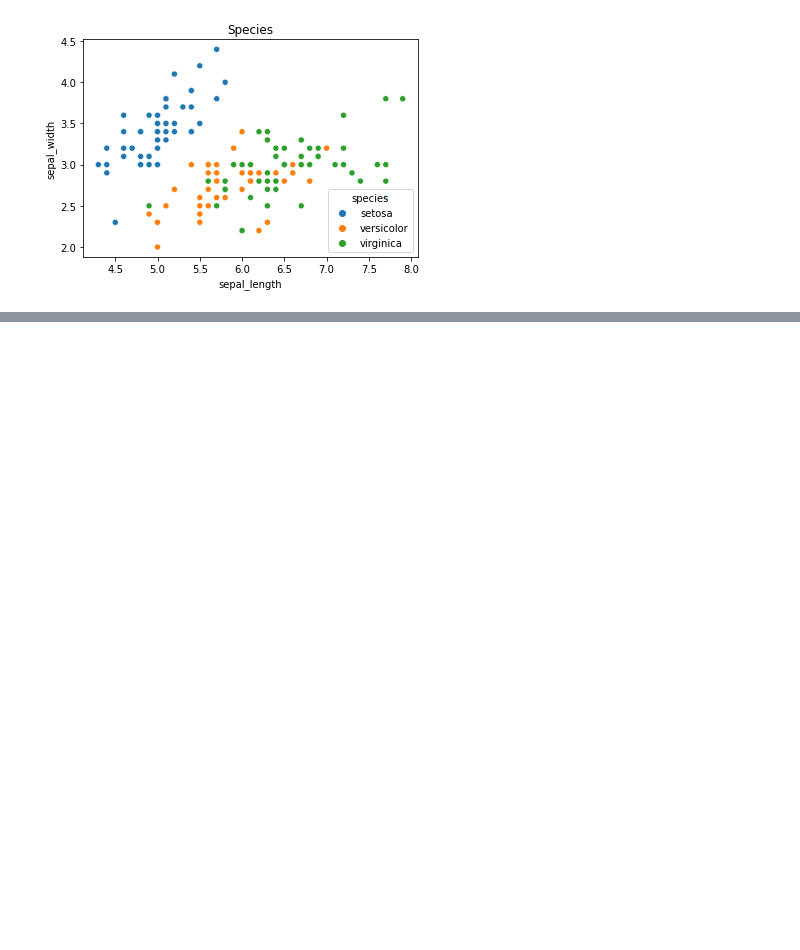
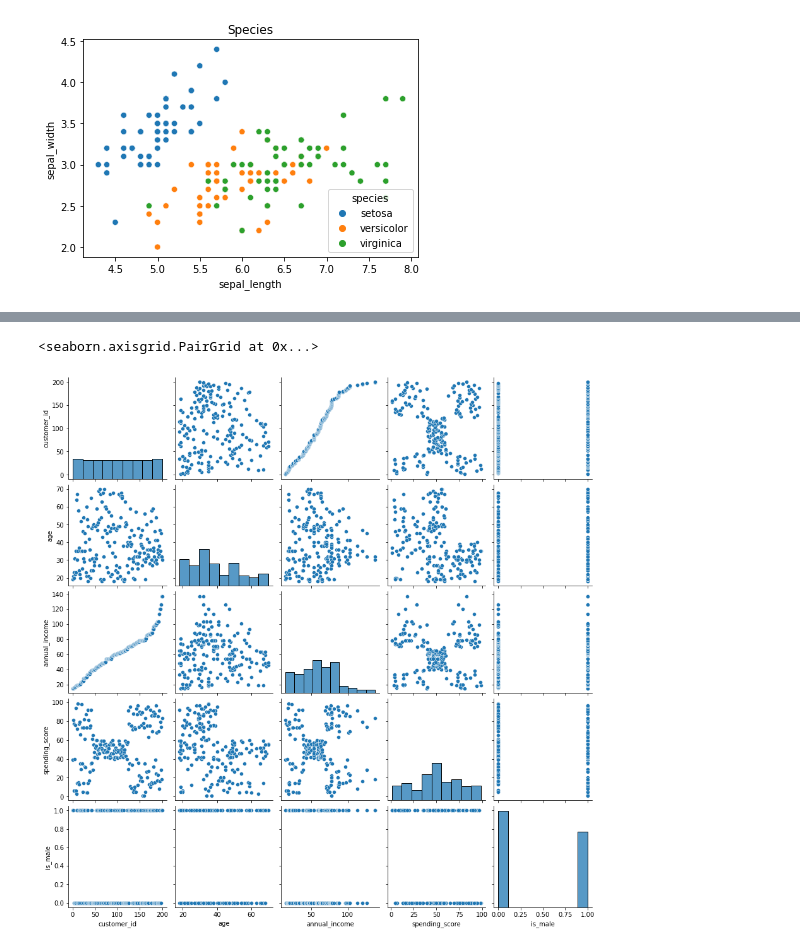
Before and after one commit to david-ryan-alviola/clustering-exercises, a Jupyter notebook: modeling.ipynb, the cells around one changed output, grey strips where cells are left out. Drawn from its saved outputs; the diff is of its cells as text; code cells hidden in the pictures; blank space fills up the shorter version.

```diff
--- a/modeling.ipynb
+++ b/modeling.ipynb
@@ -259,0 +264,2 @@ Compare k-means clustering results on scaled and unscaled data. You can show how
+# %%
+mall_df = utils.generate_df("mall.csv", "select * from customers", utils.generate_db_url(env.user, env.password, env.host, "mall_customers"))
@@ -259,0 +284,3 @@ Compare k-means clustering results on scaled and unscaled data. You can show how
+# %%
+gender_dummies = pd.get_dummies(mall_df.gender, drop_first=True)
+gender_dummies
@@ -259,0 +301,3 @@ Compare k-means clustering results on scaled and unscaled data. You can show how
+# %%
+gender_dummies = gender_dummies.rename(columns={'Male' : 'is_male'})
+gender_dummies
@@ -259,0 +318,3 @@ Compare k-means clustering results on scaled and unscaled data. You can show how
+# %%
+mall_df = pd.concat([mall_df, gender_dummies], axis=1)
+mall_df
@@ -259,0 +335,5 @@ Compare k-means clustering results on scaled and unscaled data. You can show how
+# %%
+sns.pairplot(mall_df)
+# %% [output]
+<seaborn.axisgrid.PairGrid at 0x...>
+[figure, added]
```
Also changed, not shown: parts of 23 cells of this notebook.
